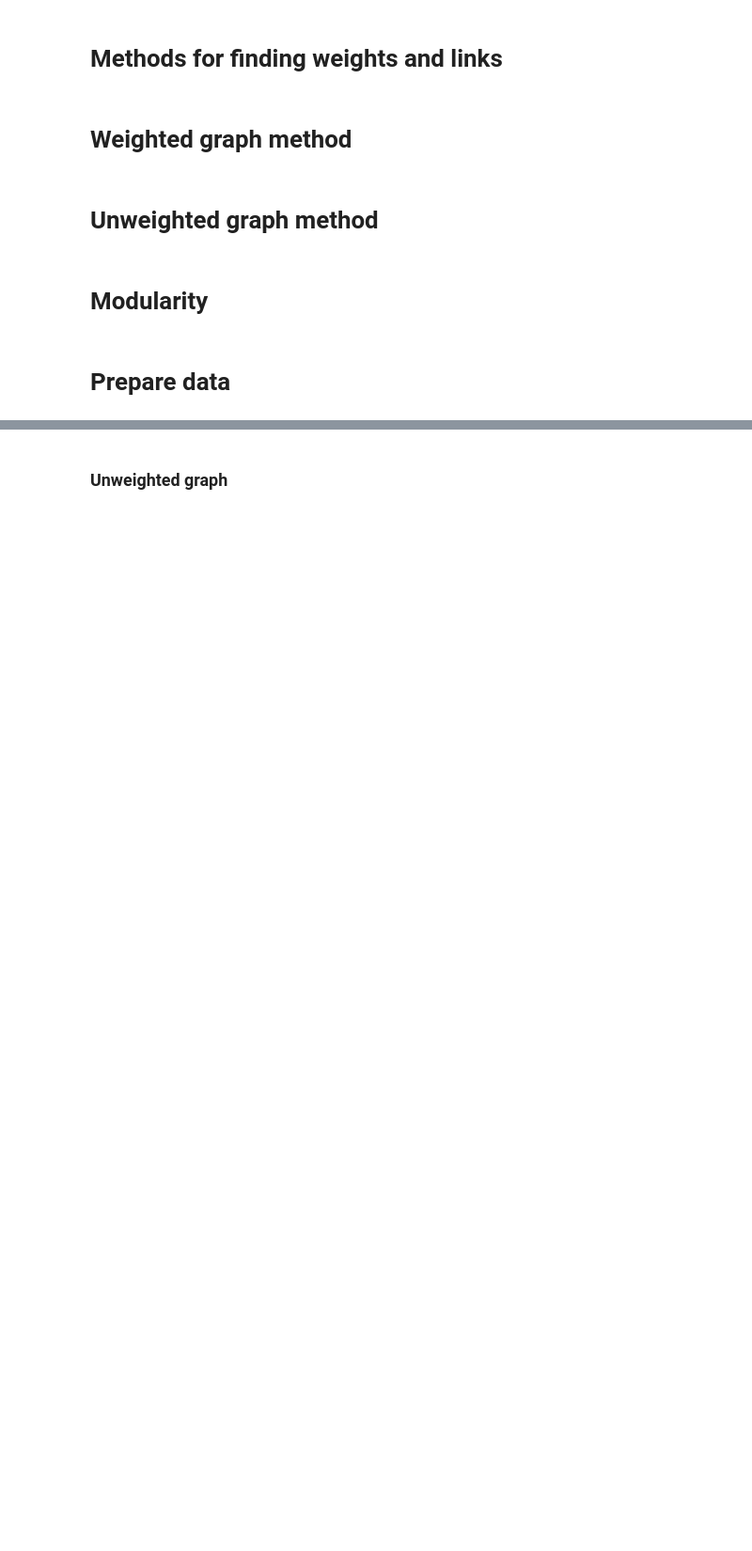
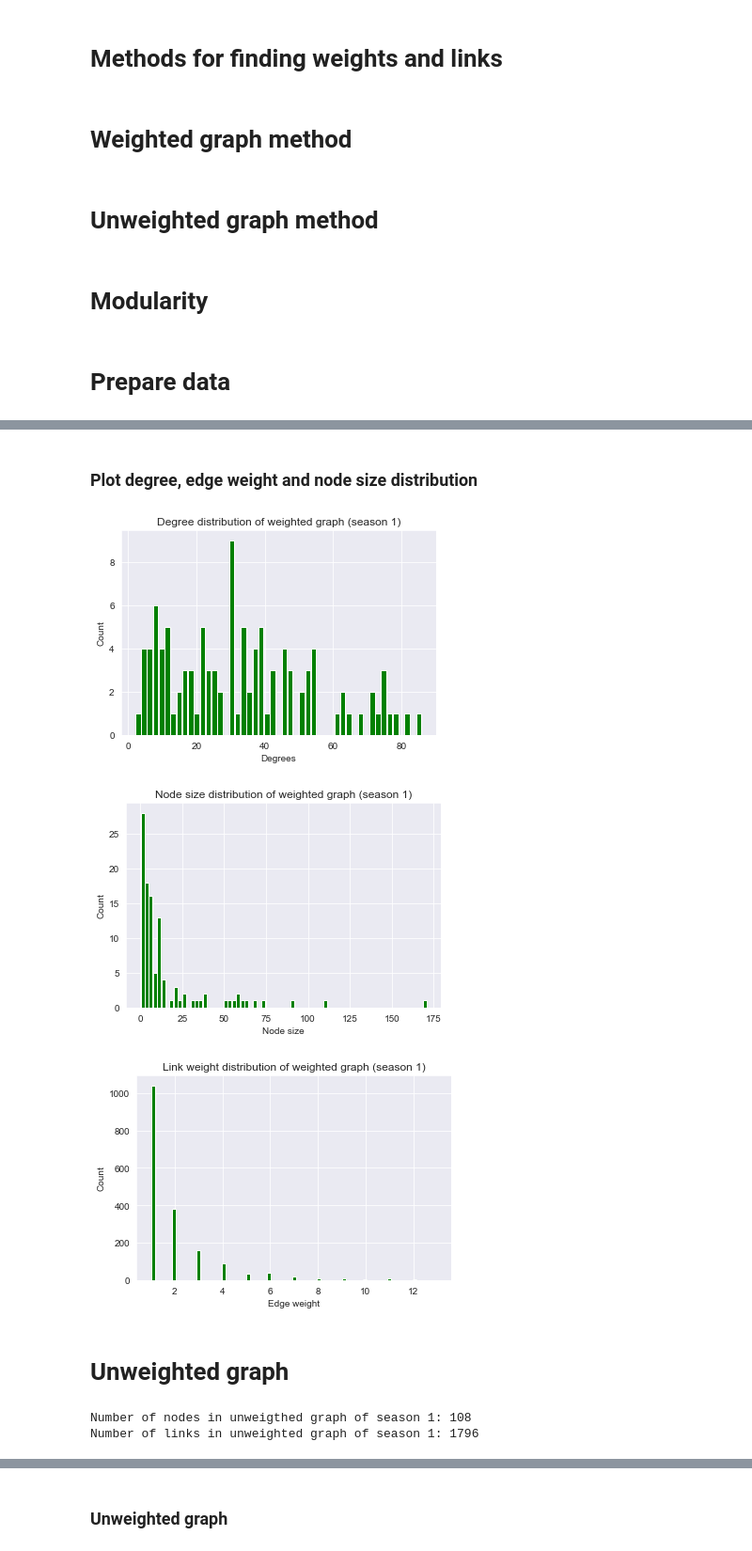
Before and after one commit to s183898/SocialScienceFinalProject, a Jupyter notebook: NetWorkMethods.ipynb, the cells around one changed output, grey strips where cells are left out. Shown at 94% size. Cells and saved outputs as stored; diff of their text form; code cells hidden in the pictures; blank space fills up the shorter version.

```diff
--- a/NetWorkMethods.ipynb
+++ b/NetWorkMethods.ipynb
@@ -451,0 +439,30 @@ See the caveats in the documentation: https://pandas.pydata.org/pandas-docs/stab
+# %% [markdown]
+### Plot degree, edge weight and node size distribution
+# %%
+# Out degree distribution
+degreedist = [d for _,d in G_W.degree()]
+Plot(degreedist, "Degree distribution of weighted graph (season 1)", "green", 50,name = None, xlab = "Degrees", ylab= "Count" )
+
+# Size distribution
+sizedist = [val['size'] for val in dict(G_W.nodes.data()).values()]
+Plot(sizedist, "Node size distribution of weighted graph (season 1)", "green", 70,name = None, xlab = "Node size", ylab = "Count")
+
+# Weight distribution
+weightdist = [w['weight'] for i,j,w in G_W.edges(data=True)]
+Plot(weightdist, "Link weight distribution of weighted graph (season 1)", "green", 70, name = None, xlab = "Edge weight", ylab = "Count")
+# %% [output]
+[figure, added]
+[figure, added]
+[figure, added]
+# %% [markdown]
+# Unweighted graph
+# %%
+# Define graph
+G = UnweightedGraph(Connections)
+
+# Information of graph
+print("Number of nodes in unweigthed graph of season 1: " + str(len(G.nodes())))
+print("Number of links in unweighted graph of season 1: " + str(len(G.edges())))
+# %% [output]
+Number of nodes in unweigthed graph of season 1: 108
+Number of links in unweighted graph of season 1: 1796
```
Also changed, not shown: parts of 112 cells of this notebook, 47 other files.
